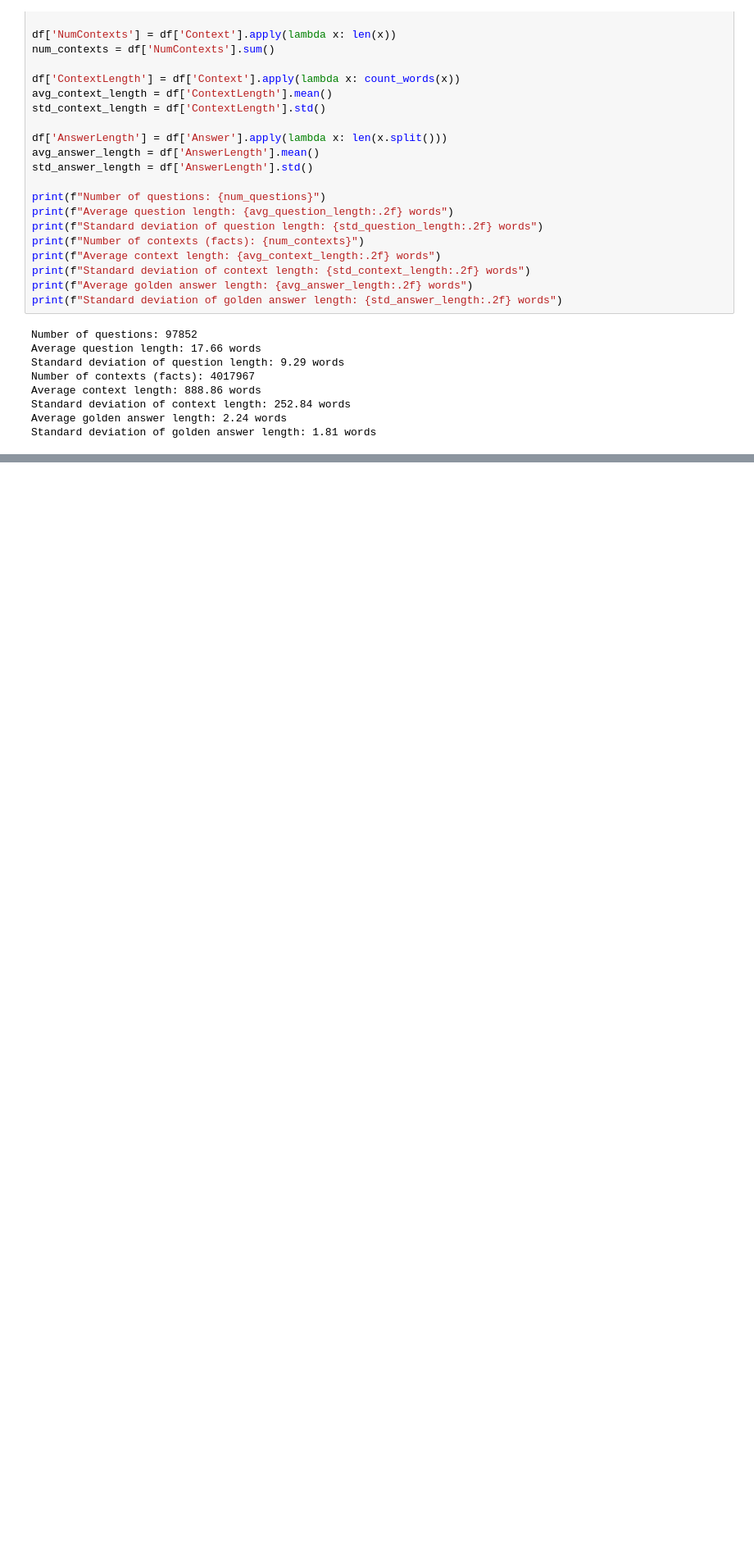
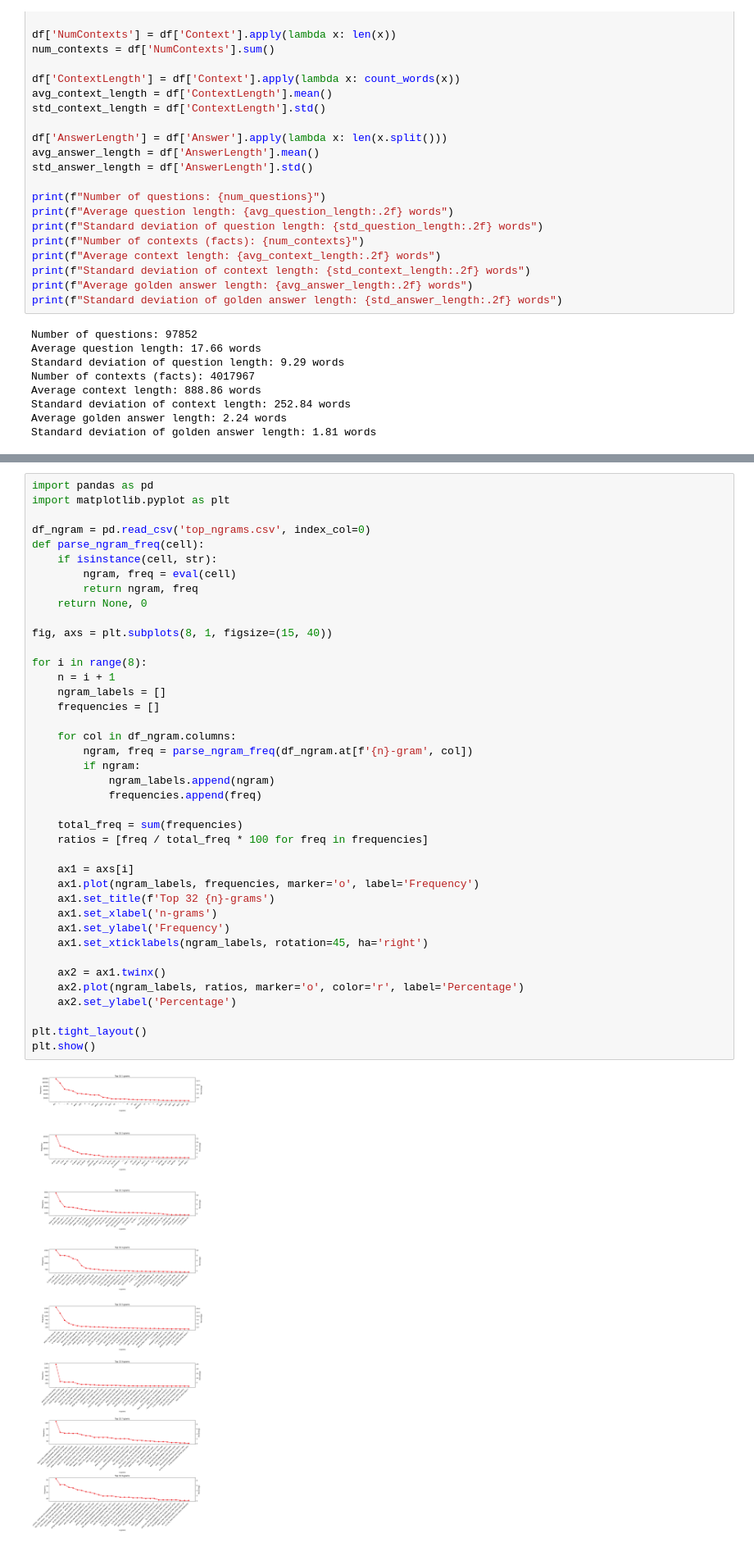
Before and after one commit to CoLearn-Dev/FleeceKM-stats, a Jupyter notebook: HotpotQA/stats.ipynb, the cells around one changed output, grey strips where cells are left out. Shown at 82% size. Saved outputs shown, nothing was run; the diff lists cells and outputs as text; blank space fills up the shorter version.

```diff
--- a/HotpotQA/stats.ipynb
+++ b/HotpotQA/stats.ipynb
@@ -85,0 +125,42 @@ Standard deviation of golden answer length: 1.81 words
+# %%
+import pandas as pd
+import matplotlib.pyplot as plt
+
+df_ngram = pd.read_csv('top_ngrams.csv', index_col=0)
+def parse_ngram_freq(cell):
+    if isinstance(cell, str):
+        ngram, freq = eval(cell)
+        return ngram, freq
+    return None, 0
+
+fig, axs = plt.subplots(8, 1, figsize=(15, 40))
+
+for i in range(8):
+    n = i + 1
+    ngram_labels = []
+    frequencies = []
+
+    for col in df_ngram.columns:
+        ngram, freq = parse_ngram_freq(df_ngram.at[f'{n}-gram', col])
+        if ngram:
+            ngram_labels.append(ngram)
+            frequencies.append(freq)
+
+    total_freq = sum(frequencies)
+    ratios = [freq / total_freq * 100 for freq in frequencies]
+
+    ax1 = axs[i]
+    ax1.plot(ngram_labels, frequencies, marker='o', label='Frequency')
+    ax1.set_title(f'Top 32 {n}-grams')
+    ax1.set_xlabel('n-grams')
+    ax1.set_ylabel('Frequency')
+    ax1.set_xticklabels(ngram_labels, rotation=45, ha='right')
+
+    ax2 = ax1.twinx()
+    ax2.plot(ngram_labels, ratios, marker='o', color='r', label='Percentage')
+    ax2.set_ylabel('Percentage')
+
+plt.tight_layout()
+plt.show()
+# %% [output]
+[figure, added]
```
Also changed, not shown: parts of 1 cell of this notebook, 5 other files.
